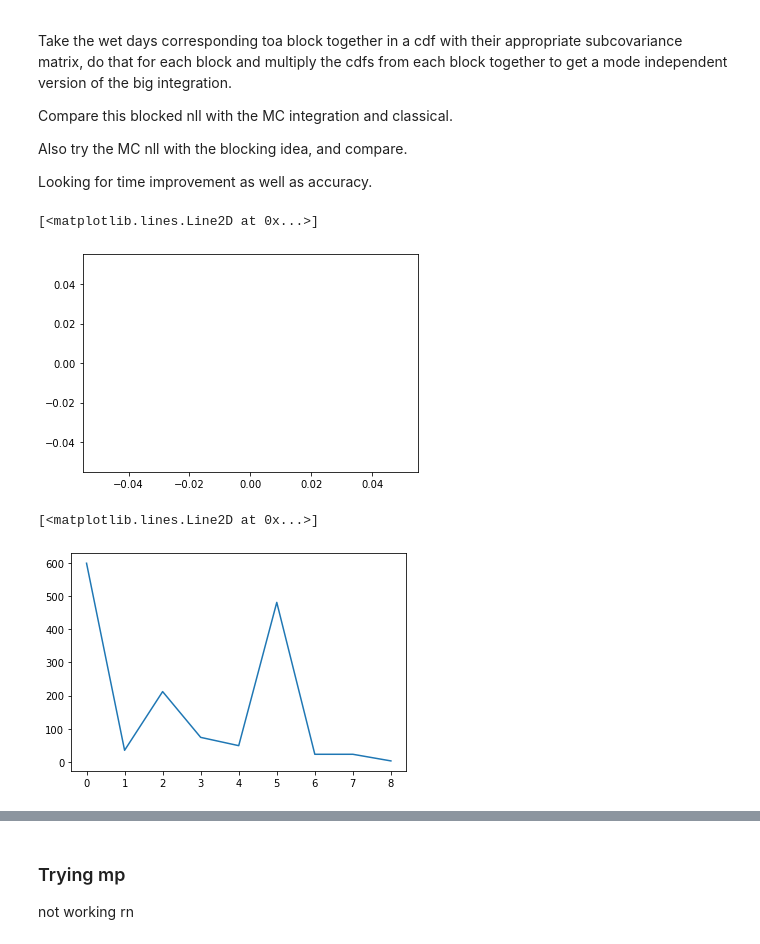
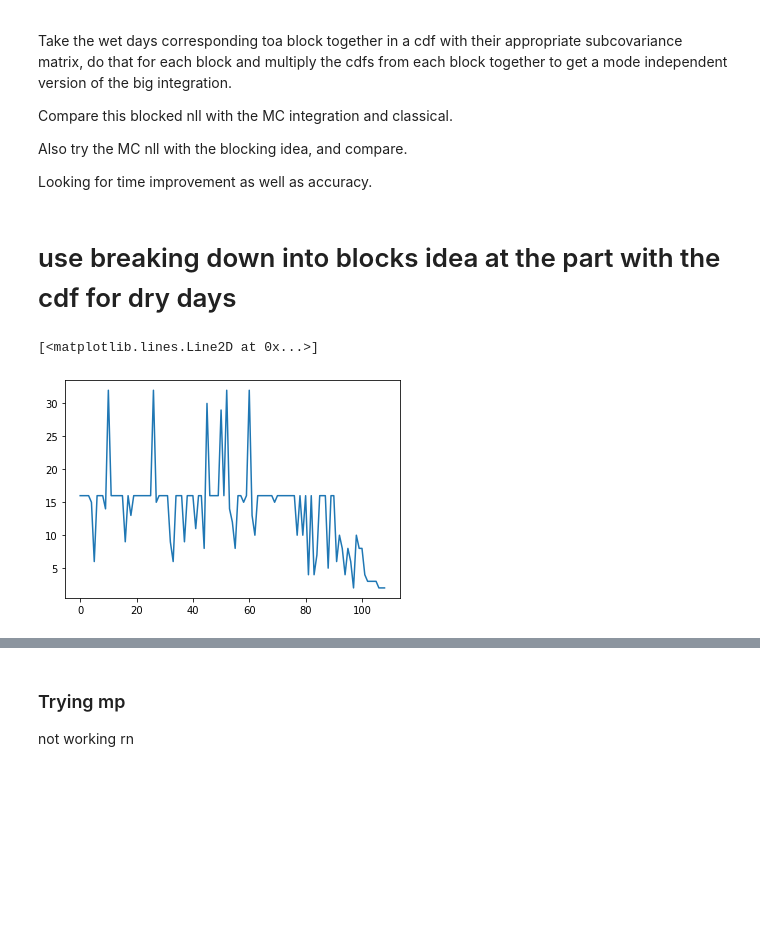
Before and after one commit to Huk-David/SpaDep_VCop, a Jupyter notebook: Publication_work/Truncated_copula.ipynb, the cells around one changed output, grey strips where cells are left out. Cells and saved outputs as stored; diff of their text form; code cells hidden in the pictures; blank space fills up the shorter version.

```diff
--- a/Publication_work/Truncated_copula.ipynb
+++ b/Publication_work/Truncated_copula.ipynb
@@ -212,37 +213,22 @@ Compare this blocked nll with the MC integration and classical.
 Also try the MC nll with the blocking idea, and compare.
 
 Looking for time improvement as well as accuracy.
+# %% [markdown]
+# use breaking down into blocks idea at the part with the cdf for dry days
 # %%
 # This creates groups of indexes corresponding to correlated 'blocks' in the covariance/locations matrix
-a = np.where(covariance_matrix[:1500,:1500]>0.1)
+a = np.where(covariance_matrix[:1500,:1500]>0.4)
 b = np.where([a[0]!=a[1]])
 #c = np.nonzero(b)
 c = [(a[0][i],a[1][i]) for i in b[1]]
 pairs = list(set([tuple(sorted(c_)) for c_ in c]))
 graph = nx.Graph()
 graph.add_edges_from([pairs[i] for i in range(len(pairs)) if abs(pairs[i][0]-pairs[i][1])<17])
 cor_blocks = []
 for connected_component in nx.connected_components(graph):
     cor_blocks.append(list(connected_component))
 
 plt.plot([len(cor_blocks[i]) for i in range(len(cor_blocks))])
 # %% [output]
 [<matplotlib.lines.Line2D at 0x...>]
-[figure, old version]
+[figure, new version]
-# %%
-# This creates groups of indexes corresponding to correlated 'blocks' in the covariance/locations matrix
-a = np.where(covariance_matrix[:1500,:1500]>0.1)
-b = np.where([a[0]!=a[1]])
-#c = np.nonzero(b)
-c = [(a[0][i],a[1][i]) for i in b[1]]
-pairs = list(set([tuple(sorted(c_)) for c_ in c]))
-graph = nx.Graph()
-graph.add_edges_from(pairs)
-cor_blocks = []
-for connected_component in nx.connected_components(graph):
-    cor_blocks.append(list(connected_component))
-
-plt.plot([len(cor_blocks[i]) for i in range(len(cor_blocks))])
-# %% [output]
-[<matplotlib.lines.Line2D at 0x...>]
-[figure, removed]
```
Also changed, not shown: parts of 13 cells of this notebook.
